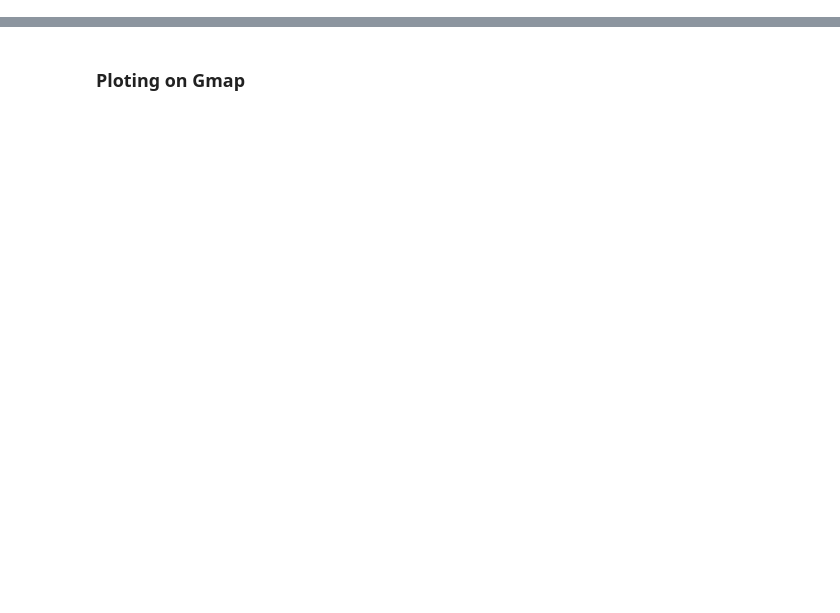
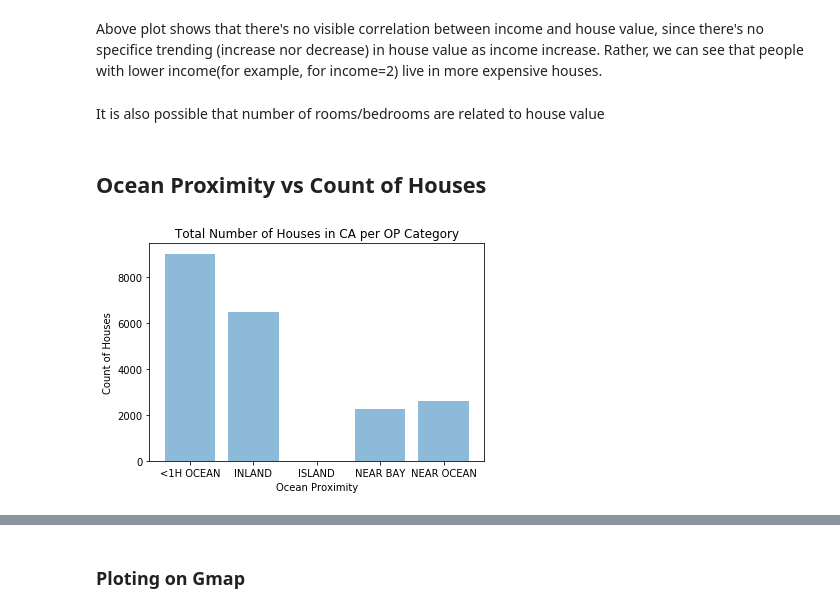
Before and after one commit to truonglybach/project1_UCI, a Jupyter notebook: ly_bach.ipynb, the cells around one changed output, grey strips where cells are left out. Cells and saved outputs as stored; diff of their text form; code cells hidden in the pictures; blank space fills up the shorter version.

```diff
--- a/ly_bach.ipynb
+++ b/ly_bach.ipynb
@@ -103,0 +122,17 @@ top_5["housing_median_age"].mean()
+# %% [markdown]
+Above plot shows that there's no visible correlation between income and house value, since there's no specifice trending (increase nor decrease) in house value as income increase. Rather, we can see that people with lower income(for example, for income=2) live in more expensive houses.
+# %% [markdown]
+It is also possible that number of rooms/bedrooms are related to house value
+# %% [markdown]
+## Ocean Proximity vs Count of Houses
+# %%
+x_axis_op = ["<1H OCEAN", "INLAND", "ISLAND", "NEAR BAY", "NEAR OCEAN"]
+y_axis_op = ca_1990.groupby("ocean_proximity").count().rename(columns={"longitude": "count_of_houses"})["count_of_houses"]
+plt.bar(x_axis_op, y_axis_op, alpha=0.5, align='center')
+plt.xlabel("Ocean Proximity")
+plt.ylabel("Count of Houses")
+op_bar_chart = plt.title("Total Number of Houses in CA per OP Category")
+plt.savefig('op_vs_count_of_houses.png', dpi=300)
+plt.show()
+# %% [output]
+[figure, added]
```
Also changed, not shown: parts of 59 cells of this notebook.
